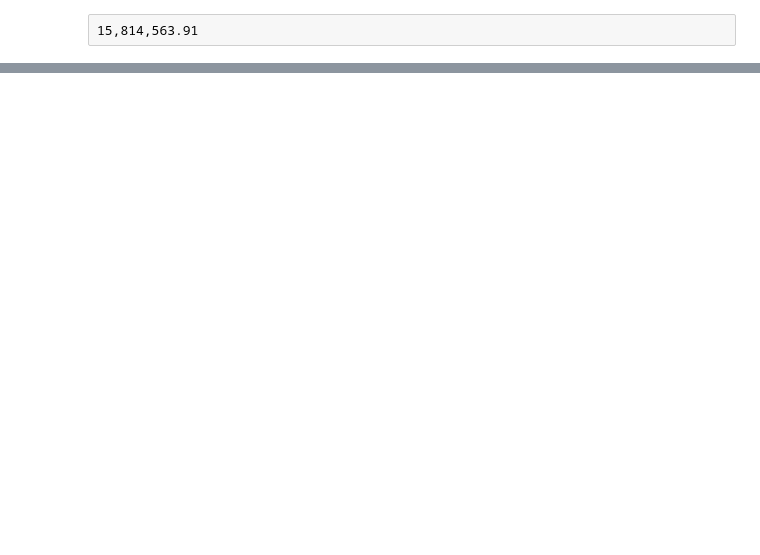
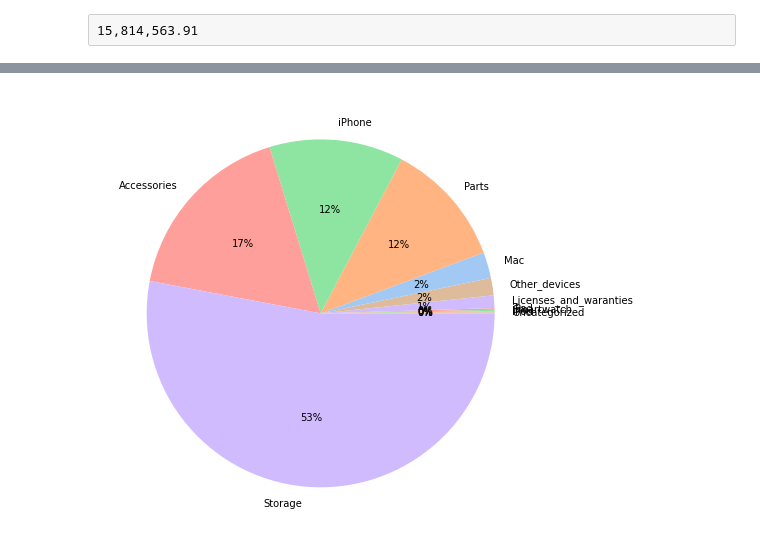
Before and after one commit to hanaamulic/Eniac_project-Week_3, a Jupyter notebook: Custom_exploration_clean_tables.ipynb, the cells around one changed output, grey strips where cells are left out. Cells and saved outputs as stored; diff of their text form; code cells hidden in the pictures; blank space fills up the shorter version.

Commit message:
Categories created in Custom_exploration

```diff
--- a/Custom_exploration_clean_tables.ipynb
+++ b/Custom_exploration_clean_tables.ipynb
@@ -233,0 +232,28 @@ plt.show()
+# %%
+condlist = [
+            products.name.str.contains(Accessories, case=False),
+            products.name.str.contains(Parts, case=False),
+            products.name.str.contains(Licenses_and_waranties, case=False),
+            products.name.str.contains(Other_devices, case=False),
+            products.name.str.contains(Storage, case=False),
+            products.name.str.contains(Smartwatch, case=False),
+            products.name.str.contains(iPad, case=False),
+            products.name.str.contains(iPhone, case=False),
+            products.name.str.contains(Mac, case=False),
+            products.name.str.contains(iPod, case=False)
+]
+
+choicelist = [
+            'Accessories',
+            'Parts',
+            'Licenses_and_waranties',
+            'Other_devices',
+            'Storage',
+            'Smartwatch',
+            'iPad',
+            'iPhone',
+            'Mac',
+            'iPod'
+]
+
+products.Category = np.select(condlist, choicelist, default='Uncategorized')
@@ -233,0 +278,18 @@ plt.show()
+# %%
+orderlines_orders_products = orderlines.merge(orders,how='left').merge(products,how='left')
+# %%
+revenue_by_categories = (
+        orderlines_orders_products
+            .query("state == 'Completed'")
+            .groupby('Category')
+            .sum('total_sum')
+            .reset_index()
+            .sort_values('total_sum')
+)
+# %%
+plt.subplots(figsize=(12, 8))
+colors = sns.color_palette('pastel')[0:6]
+plt.pie(revenue_by_categories.total_sum, labels = revenue_by_categories.Category, colors = colors, autopct='%.0f%%')
+plt.show()
+# %% [output]
+[figure, added]
```
Also changed, not shown: parts of 38 cells of this notebook, 7 other files.
